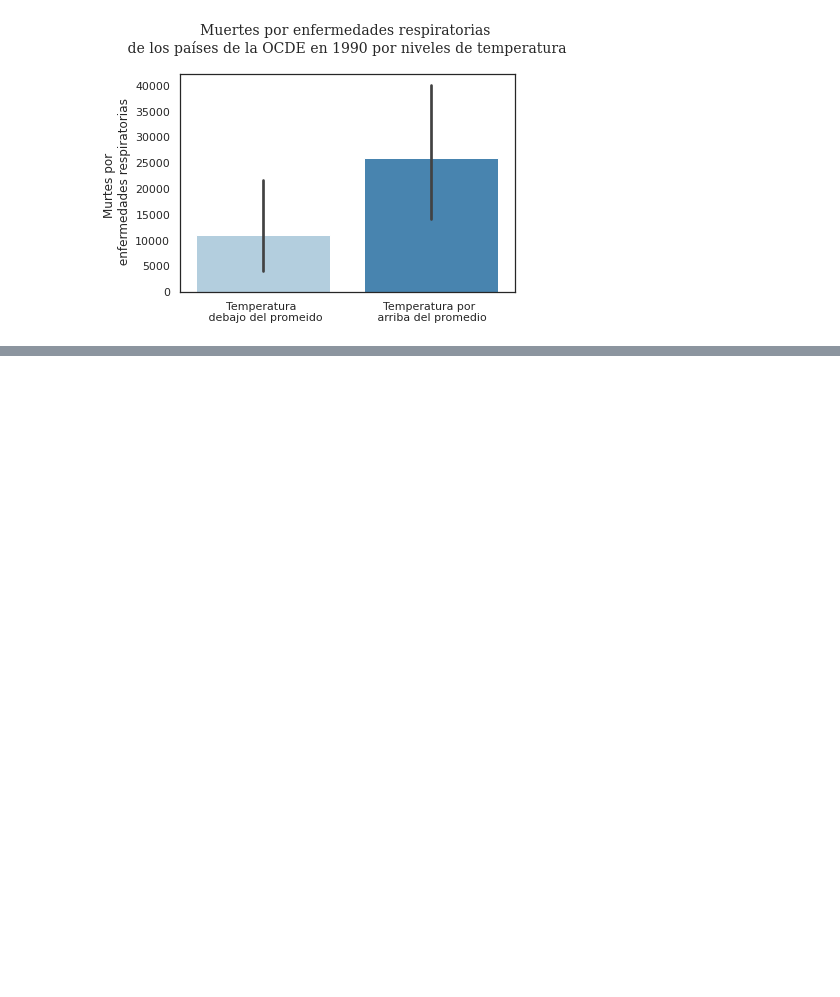
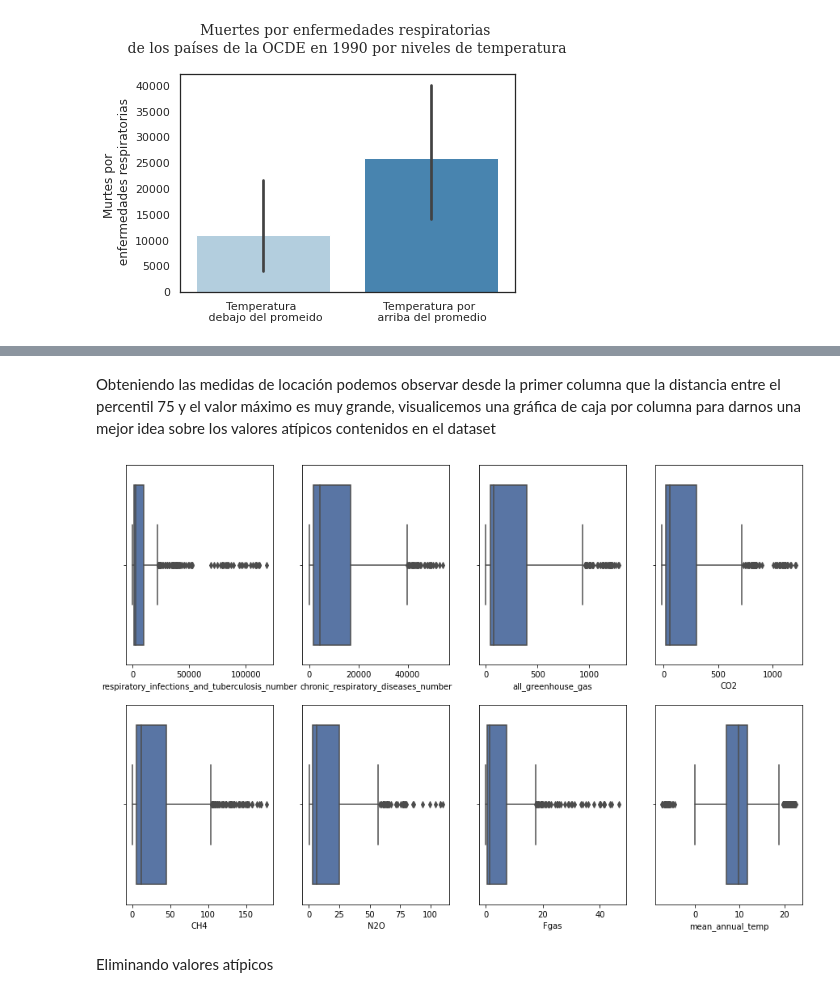
Before and after one commit to LIZZETHGOMEZ/Data-Science-Fase-3-BEDU-Santander, a Jupyter notebook: Notebook.ipynb, the cells around one changed output, grey strips where cells are left out. Drawn from its saved outputs; the diff is of its cells as text; code cells hidden in the pictures; blank space fills up the shorter version.

```diff
--- a/Notebook.ipynb
+++ b/Notebook.ipynb
@@ -645,0 +768,17 @@ plt.title('Muertes por enfermedades respiratorias \n de los países de la OCDE e
+# %% [markdown]
+Obteniendo las medidas de locación podemos observar desde la primer columna que la distancia entre el percentil 75 y el valor máximo es muy grande, visualicemos una gráfica de caja por columna para darnos una mejor idea sobre los valores atípicos contenidos en el dataset
+# %%
+fig, ax1 = plt.subplots(2,4,sharey=True)
+plt.rcParams["figure.figsize"] = (15,10)
+
+columnas = list(df_simp.columns.values)
+k=0
+sns.set(style="darkgrid")
+for i in [0,1]:
+    for j in [0,1,2,3]:
+        sns.boxplot(data=df_simp,x=columnas[k], ax=ax1[i,j])
+        k+= 1
+# %% [output]
+[figure, added]
+# %% [markdown]
+Eliminando valores atípicos
```
Also changed, not shown: parts of 24 cells of this notebook.
